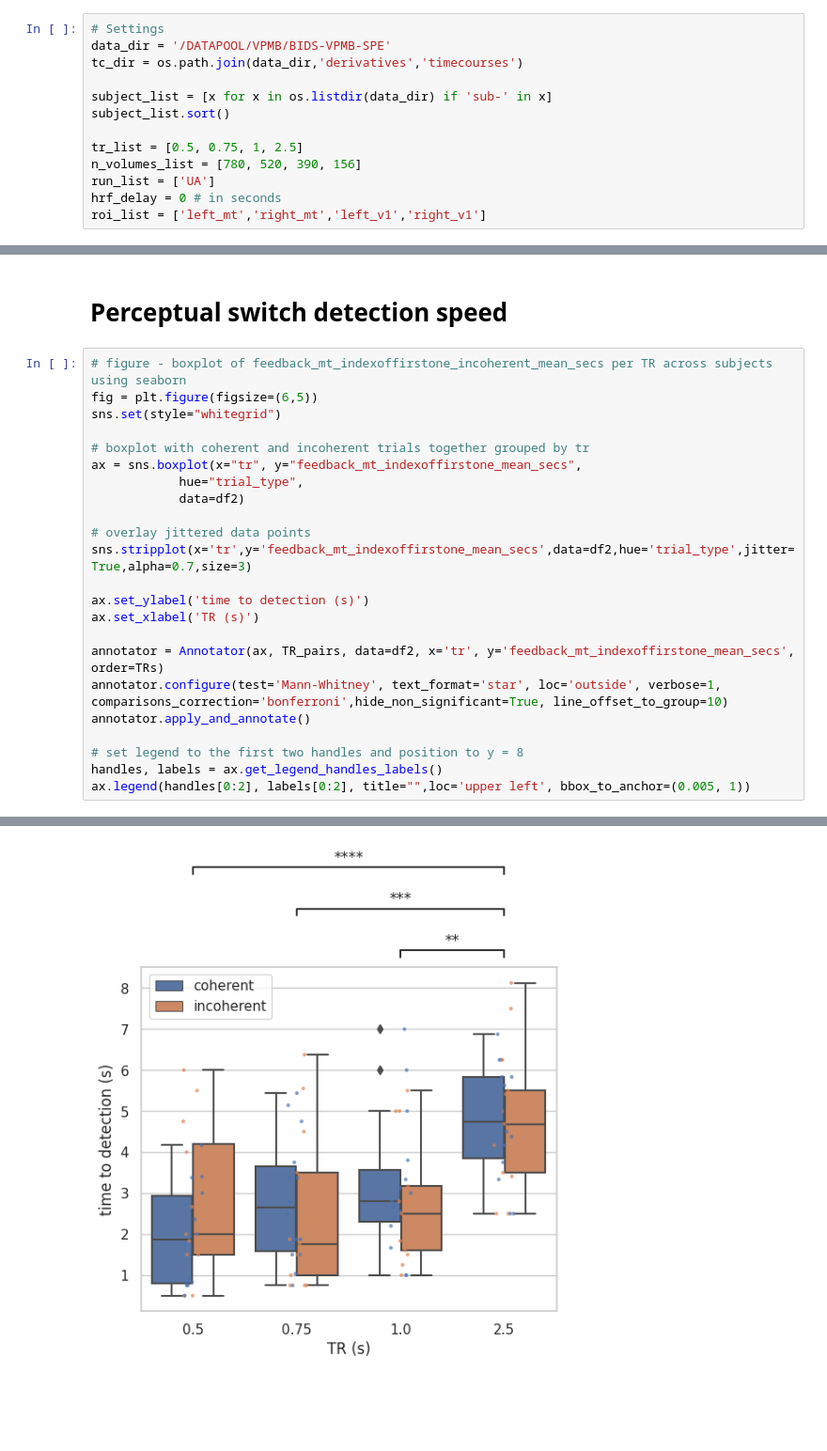
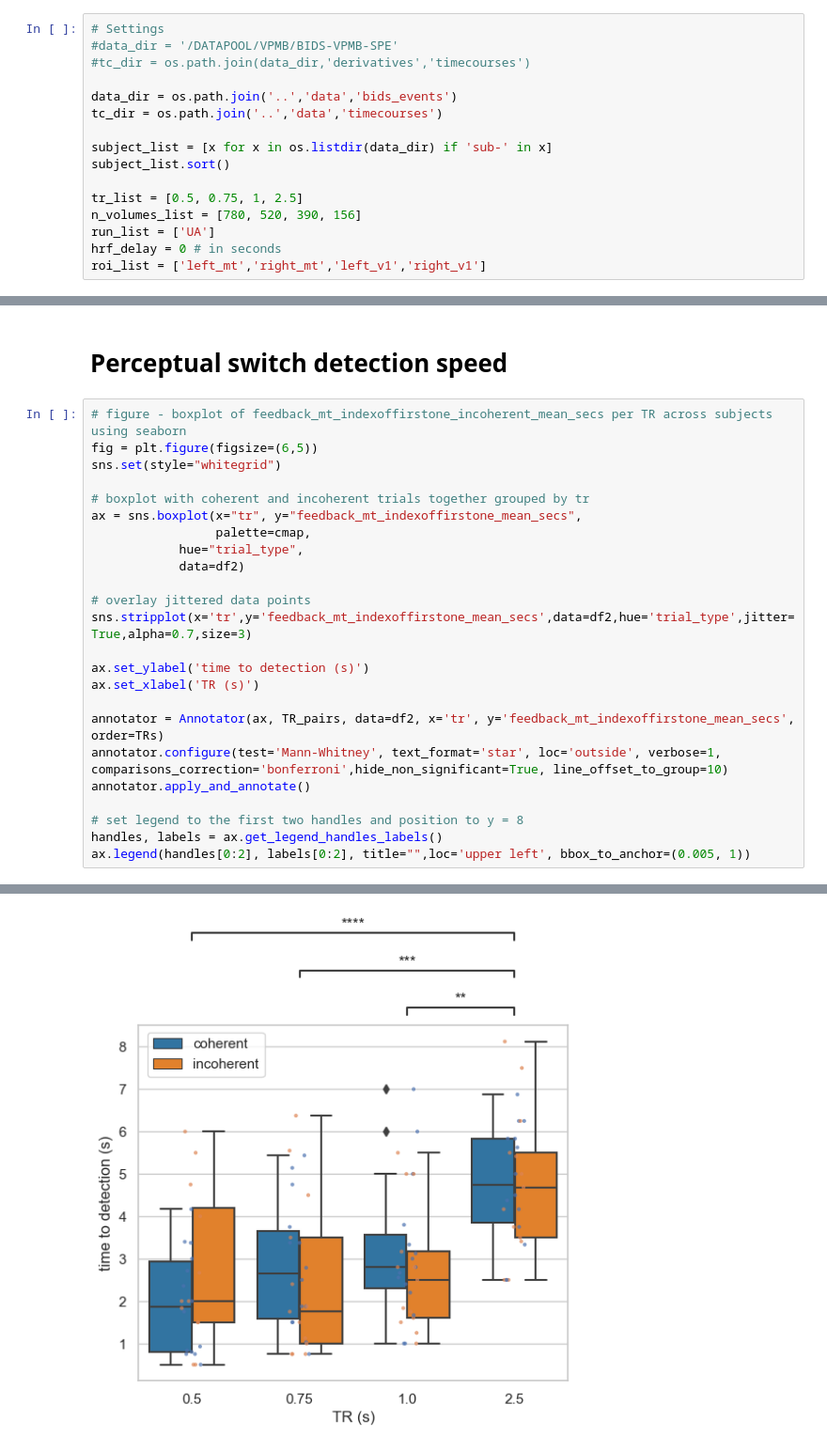
Before and after one commit to CIBIT-UC/vpmbtr, a Jupyter notebook: scripts/step-06_fc.ipynb, the cells around one changed output, grey strips where cells are left out. Shown at 94% size. Cells and saved outputs as stored; diff of their text form; blank space fills up the shorter version.

Commit message:
fix images and paths

```diff
--- a/scripts/step-06_fc.ipynb
+++ b/scripts/step-06_fc.ipynb
@@ -10,8 +10,11 @@ import seaborn as sns
 import statsmodels.api as sm
 # %%
 # Settings
-data_dir = '/DATAPOOL/VPMB/BIDS-VPMB-SPE'
-tc_dir = os.path.join(data_dir,'derivatives','timecourses')
+#data_dir = '/DATAPOOL/VPMB/BIDS-VPMB-SPE'
+#tc_dir = os.path.join(data_dir,'derivatives','timecourses')
+
+data_dir = os.path.join('..','data','bids_events')
+tc_dir = os.path.join('..','data','timecourses')
 
 subject_list = [x for x in os.listdir(data_dir) if 'sub-' in x]
 subject_list.sort()
@@ -470,32 +474,33 @@ sns.set(style="whitegrid")
 
 # boxplot with coherent and incoherent trials together grouped by tr
 ax = sns.boxplot(x="tr", y="feedback_mt_indexoffirstone_mean_secs",
+                 palette=cmap,
             hue="trial_type",
             data=df2)
 
 # overlay jittered data points
 sns.stripplot(x='tr',y='feedback_mt_indexoffirstone_mean_secs',data=df2,hue='trial_type',jitter=True,alpha=0.7,size=3)
 
 ax.set_ylabel('time to detection (s)')
 ax.set_xlabel('TR (s)')
 
 annotator = Annotator(ax, TR_pairs, data=df2, x='tr', y='feedback_mt_indexoffirstone_mean_secs', order=TRs)
 annotator.configure(test='Mann-Whitney', text_format='star', loc='outside', verbose=1, comparisons_correction='bonferroni',hide_non_significant=True, line_offset_to_group=10)
 annotator.apply_and_annotate()
 
 # set legend to the first two handles and position to y = 8
 handles, labels = ax.get_legend_handles_labels()
 ax.legend(handles[0:2], labels[0:2], title="",loc='upper left', bbox_to_anchor=(0.005, 1))
 # %% [output]
 p-value annotation legend:
       ns: 5.00e-02 < p <= 1.00e+00
        *: 1.00e-02 < p <= 5.00e-02
       **: 1.00e-03 < p <= 1.00e-02
      ***: 1.00e-04 < p <= 1.00e-03
     ****: p <= 1.00e-04
 
 1 vs. 2.5: Mann-Whitney-Wilcoxon test two-sided with Bonferroni correction, P_val:1.174e-03 U_stat=1.565e+02
 0.75 vs. 2.5: Mann-Whitney-Wilcoxon test two-sided with Bonferroni correction, P_val:3.528e-04 U_stat=1.320e+02
 0.5 vs. 2.5: Mann-Whitney-Wilcoxon test two-sided with Bonferroni correction, P_val:2.850e-05 U_stat=9.350e+01
 <matplotlib.legend.Legend at 0x...>
-[figure, old version]
+[figure, new version]
```
Also changed, not shown: parts of 2 cells of this notebook, 1 other file.
